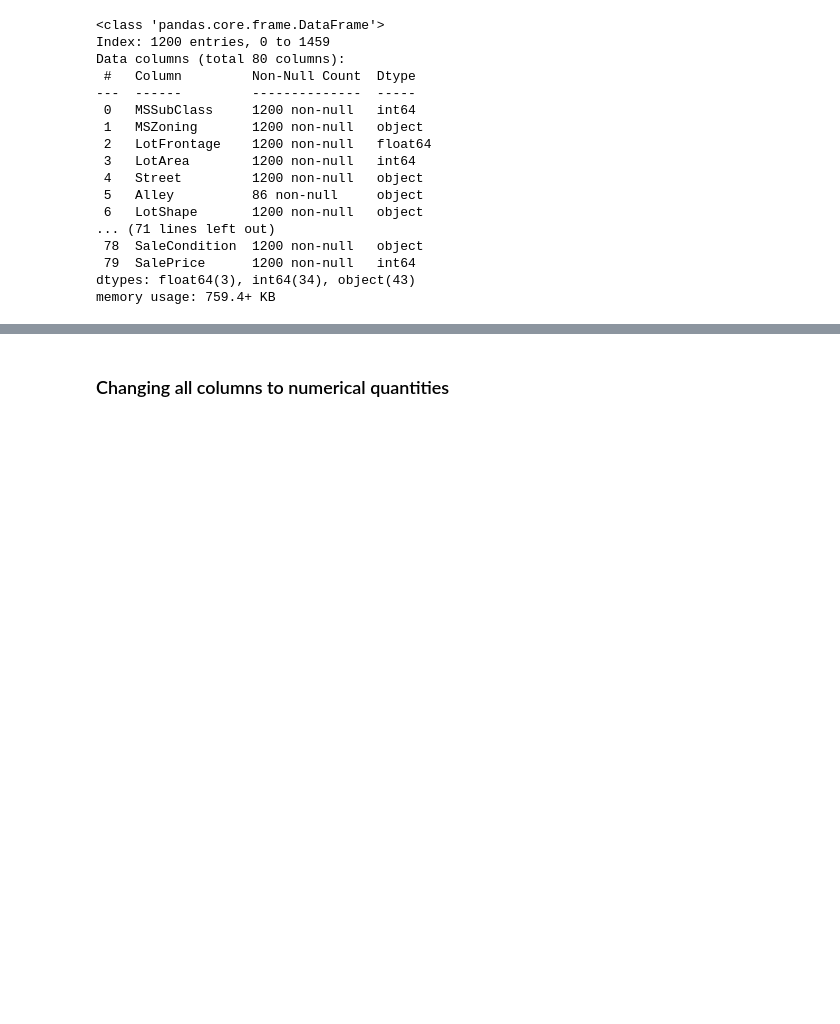
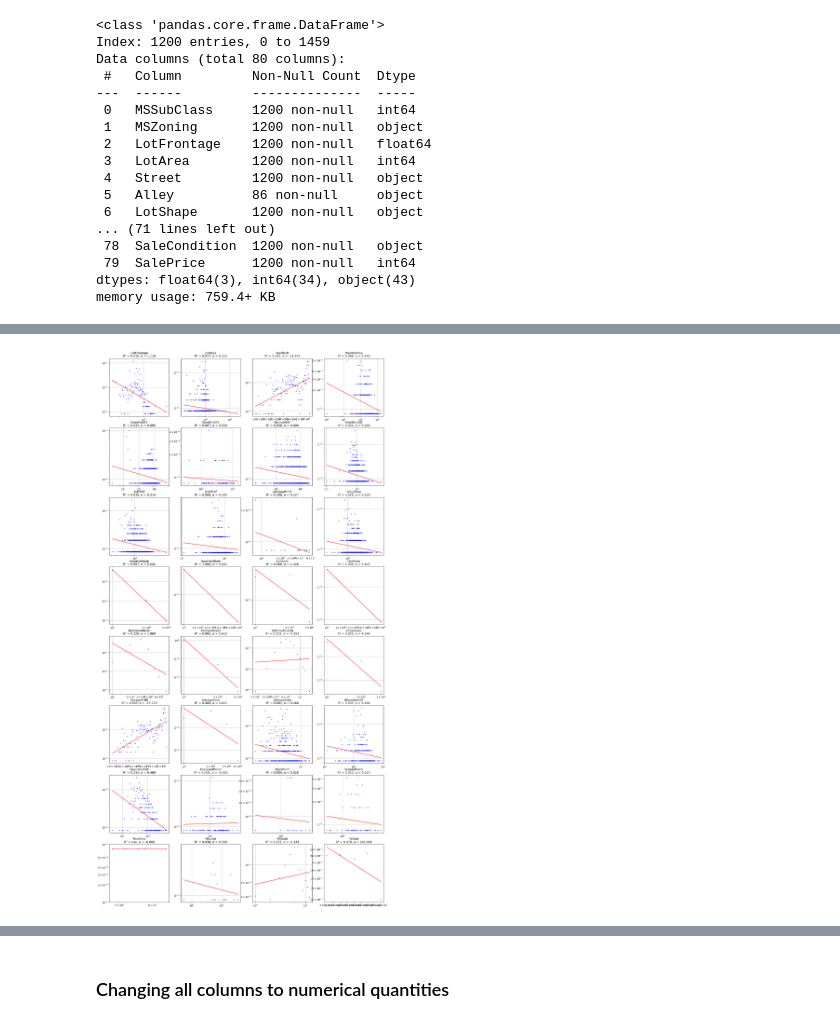
Before and after one commit to thanikaar/ml, a Jupyter notebook: house-prices-advanced-regression-techniques/HW_kaggle.ipynb, the cells around one changed output, grey strips where cells are left out. Drawn from its saved outputs; the diff is of its cells as text; code cells hidden in the pictures; blank space fills up the shorter version.

```diff
--- a/house-prices-advanced-regression-techniques/HW_kaggle.ipynb
+++ b/house-prices-advanced-regression-techniques/HW_kaggle.ipynb
@@ -127,0 +146,56 @@ memory usage: 759.4+ KB
+# %%
+# Doing power law analysis
+
+# Define columns for analysis
+cols_to_analyze = ['LotFrontage', 'LotArea', 'YearBuilt', 'MasVnrArea',
+                   'BsmtFinSF1', 'BsmtFinSF2', 'BsmtUnfSF', 'TotalBsmtSF',
+                   '1stFlrSF', '2ndFlrSF', 'LowQualFinSF', 'GrLivArea',
+                   'BsmtFullBath', 'BsmtHalfBath', 'FullBath', 'HalfBath',
+                   'BedroomAbvGr', 'KitchenAbvGr', 'TotRmsAbvGrd', 'Fireplaces',
+                   'GarageYrBlt', 'GarageCars', 'GarageArea', 'WoodDeckSF',
+                   'OpenPorchSF', 'EnclosedPorch', '3SsnPorch', 'ScreenPorch',
+                   'PoolArea', 'MiscVal', 'MoSold', 'YrSold']
+
+# Setup plotting grid
+n_cols = 4
+n_rows = (len(cols_to_analyze) + n_cols - 1) // n_cols
+fig, axes = plt.subplots(n_rows, n_cols, figsize=(20, 5*n_rows))
+axes = axes.ravel()
+
+results = {}
+
+for idx, col in enumerate(cols_to_analyze):
+    values, counts = np.unique(df_train[col].dropna(), return_counts=True)
+    probabilities = counts / len(df_train)
+
+    mask = (values > 0) & (probabilities > 0)
+    values = values[mask]
+    probabilities = probabilities[mask]
+
+    if len(values) > 1:
+        slope, intercept, r_value, p_value, std_err = stats.linregress(
+            np.log10(values), np.log10(probabilities)
+        )
+
+        axes[idx].loglog(values, probabilities, 'bo', markersize=3, alpha=0.5)
+
+        line_x = np.logspace(np.log10(values.min()), np.log10(values.max()), 100)
+        line_y = 10**(slope * np.log10(line_x) + intercept)
+        axes[idx].loglog(line_x, line_y, 'r-')
+
+        axes[idx].set_title(f'{col}\nR² = {r_value**2:.3f}, α = {-slope:.3f}')
+        axes[idx].grid(True)
+
+        results[col] = {'R_squared': r_value**2, 'alpha': -slope}
+    else:
+        axes[idx].text(0.5, 0.5, 'Insufficient data', ha='center')
+
+plt.tight_layout()
+plt.show()
+
+# # Print sorted results
+# print("\nResults sorted by R-squared value:")
+# for col, metrics in sorted(results.items(), key=lambda x: x[1]['R_squared'], reverse=True):
+#     print(f"{col:15} R² = {metrics['R_squared']:.4f}, α = {metrics['alpha']:.4f}")
+# %% [output]
+[figure, added]
```
Also changed, not shown: parts of 14 cells of this notebook.
